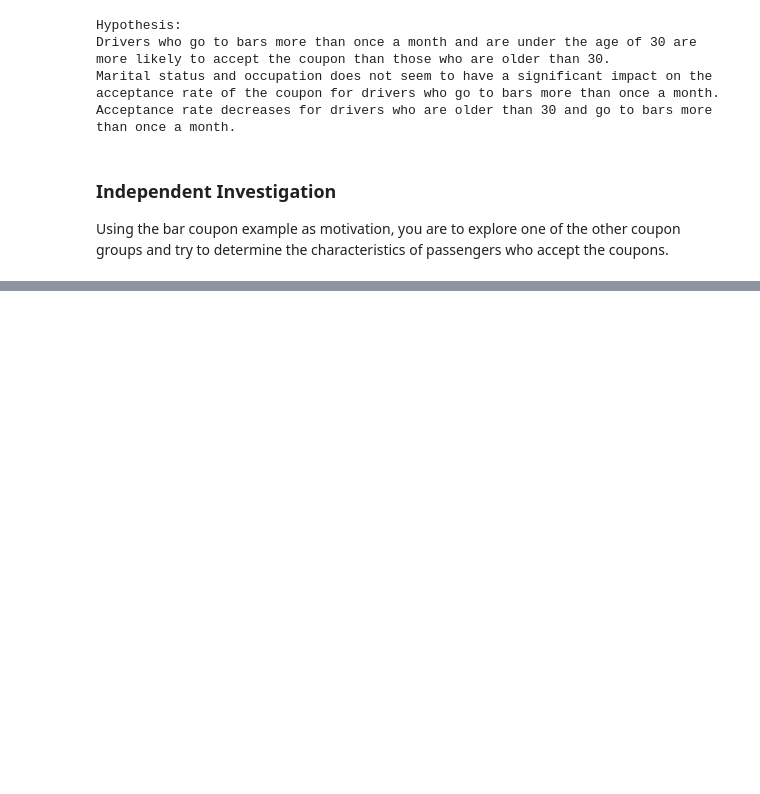
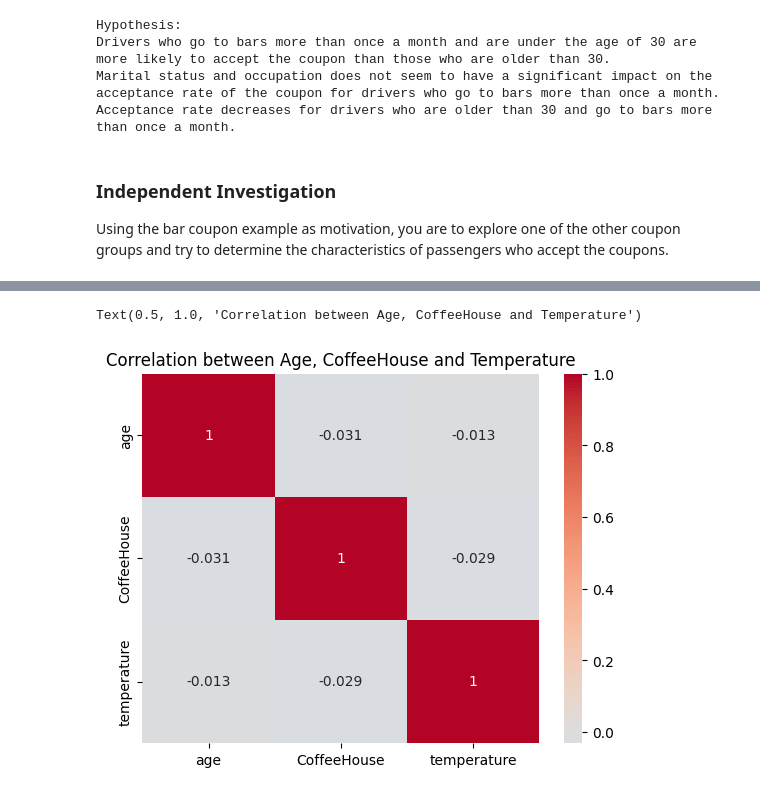
Before and after one commit to master-coder-1/PA5_1, a Jupyter notebook: prompt.ipynb, the cells around one changed output, grey strips where cells are left out. Cells and saved outputs as stored; diff of their text form; code cells hidden in the pictures; blank space fills up the shorter version.

Commit message:
Added Coffee House coupon analysis

```diff
--- a/prompt.ipynb
+++ b/prompt.ipynb
@@ -318,3 +318,6 @@ Acceptance rate decreases for drivers who are older than 30 and go to bars more
 ### Independent Investigation
 
 Using the bar coupon example as motivation, you are to explore one of the other coupon groups and try to determine the characteristics of passengers who accept the coupons.
+# %%
+coffee_coupon = clean_data.query('coupon == "Coffee House"')
+coffee_coupon.head()
@@ -320,0 +367,6 @@ Using the bar coupon example as motivation, you are to explore one of the other
+# %%
+sns.heatmap(coffee_coupon[['age','CoffeeHouse','temperature']].corr(), annot=True, cmap='coolwarm', center=0)
+plt.title('Correlation between Age, CoffeeHouse and Temperature')
+# %% [output]
+Text(0.5, 1.0, 'Correlation between Age, CoffeeHouse and Temperature')
+[figure, added]
```
Also changed, not shown: parts of 4 cells of this notebook, 1 other file.
